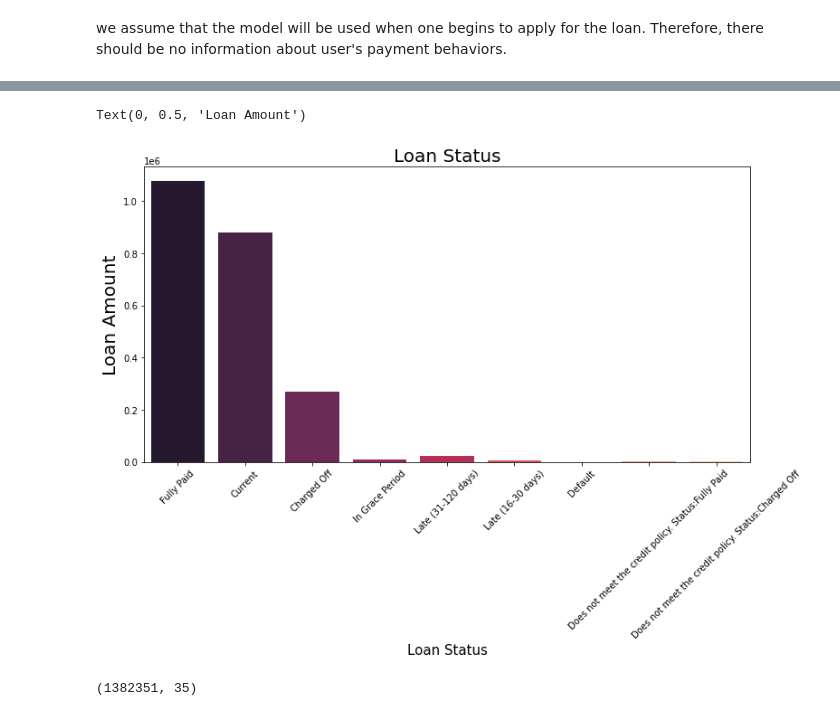
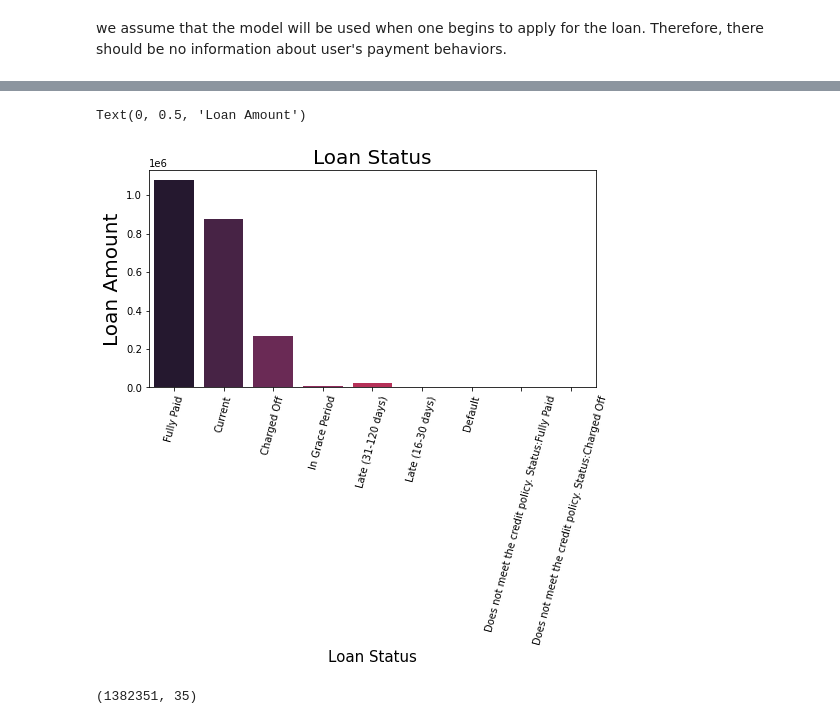
Before and after one commit to Chaitali20-gh/Data-Science, a Jupyter notebook: Lending Club/Lending Club.ipynb, the cells around one changed output, grey strips where cells are left out. Drawn from its saved outputs; the diff is of its cells as text; code cells hidden in the pictures.

```diff
--- a/Lending Club/Lending Club.ipynb
+++ b/Lending Club/Lending Club.ipynb
@@ -19,4 +19,4 @@ pd.set_option('display.max_columns', 300)
 pd.set_option('display.max_rows', 500)
 # %%
 # read approved loan data from corresponding excels
-accepted = pd.read_csv('accepted_2007_to_2018Q4.csv.gz', low_memory=False, compression='gzip')
+accepted = pd.read_csv('accepted_2007_to_2018Q4.csv.gz', compression='gzip', low_memory=False)
@@ -153,23 +104,19 @@ a_lc["earliest_cr_line"] = a_lc["earliest_cr_line"].fillna(a_lc["earliest_cr_lin
-# %%
-# Missing value imputation
-
-# Filling the median in place of the missing values
-a_lc["avg_cur_bal"].value_counts()
-a_lc["avg_cur_bal"]= a_lc["avg_cur_bal"].fillna(a_lc["avg_cur_bal"].median())
-a_lc["tot_cur_bal"]= a_lc["tot_cur_bal"].fillna(a_lc["tot_cur_bal"].median())
-a_lc["total_bal_ex_mort"]= a_lc["total_bal_ex_mort"].fillna(a_lc["total_bal_ex_mort"].median())
-a_lc["dti"]= a_lc["dti"].fillna(a_lc["dti"].median())
-a_lc["revol_util"]=a_lc["revol_util"].fillna(a_lc["revol_util"].median())
-a_lc["total_acc"]= a_lc["total_acc"].fillna(a_lc["total_acc"].median())
-a_lc["annual_inc"]= a_lc["annual_inc"].fillna(a_lc["annual_inc"].median())
-a_lc["inq_last_6mths"] = a_lc["inq_last_6mths"].fillna(a_lc["inq_last_6mths"].median())
-a_lc["delinq_2yrs"] = a_lc["delinq_2yrs"].fillna(a_lc["delinq_2yrs"].median())
-a_lc["open_acc"] = a_lc["open_acc"].fillna(a_lc["open_acc"].median())
-a_lc["pub_rec"] = a_lc["pub_rec"].fillna(a_lc["pub_rec"].median())
-a_lc["tot_coll_amt"]= a_lc["tot_coll_amt"].fillna(a_lc["tot_coll_amt"].median())
-a_lc["loan_amnt"]= a_lc["loan_amnt"].fillna(a_lc["loan_amnt"].median())
-a_lc["fico_range_low"]= a_lc["fico_range_low"].fillna(a_lc["fico_range_low"].median())
-a_lc["fico_range_high"]= a_lc["fico_range_high"].fillna(a_lc["fico_range_high"].median())
+# %%
+# Missing value imputation
+# Filling the mode in place of the missing values - categorical features
+
+num = ['inq_fi','emp_length','mort_acc','title','pub_rec_bankruptcies','zip_code','int_rate','open_acc','verification_status',
+      'term','grade','sub_grade','home_ownership','loan_status','purpose','addr_state','issue_d','earliest_cr_line']
+for i in num:
+    a_lc[i]=a_lc[i].fillna(a_lc[i].mode()[0])
+# %%
+# Missing value imputation
+# Filling the mode in place of the missing values - numerical features
+
+num = ['avg_cur_bal','tot_cur_bal','total_bal_ex_mort','dti','revol_util','total_acc','annual_inc','inq_last_6mths','delinq_2yrs',
+      'open_acc','pub_rec','tot_coll_amt','loan_amnt','fico_range_low','fico_range_high']
+for i in num:
+    a_lc[i]=a_lc[i].fillna(a_lc[i].median())
 # %%
 # Re-Check missing values count and percent - No more missing data
 missing= a_lc.isnull().sum().sort_values(ascending=False)
@@ -188,15 +147,15 @@ ls
 # %%
 # Loan Status
-plt.figure(figsize = (12,6))
+plt.figure(figsize = (8,4))
 g = sns.countplot(x="loan_status",data=a_lc,
                   palette="rocket")
-g.set_xticklabels(g.get_xticklabels(),rotation=45)
+g.set_xticklabels(g.get_xticklabels(),rotation=75)
 g.set_title("Loan Status", fontsize=20)
 g.set_xlabel("Loan Status", fontsize=15)
 g.set_ylabel("Loan Amount", fontsize=20)
 # %% [output]
 Text(0, 0.5, 'Loan Amount')
-[figure, old version]
+[figure, new version]
 # %%
 # check the current loans
 current = a_lc.loc[a_lc.loan_status == 'Current']
```
Also changed, not shown: parts of 72 cells of this notebook.
